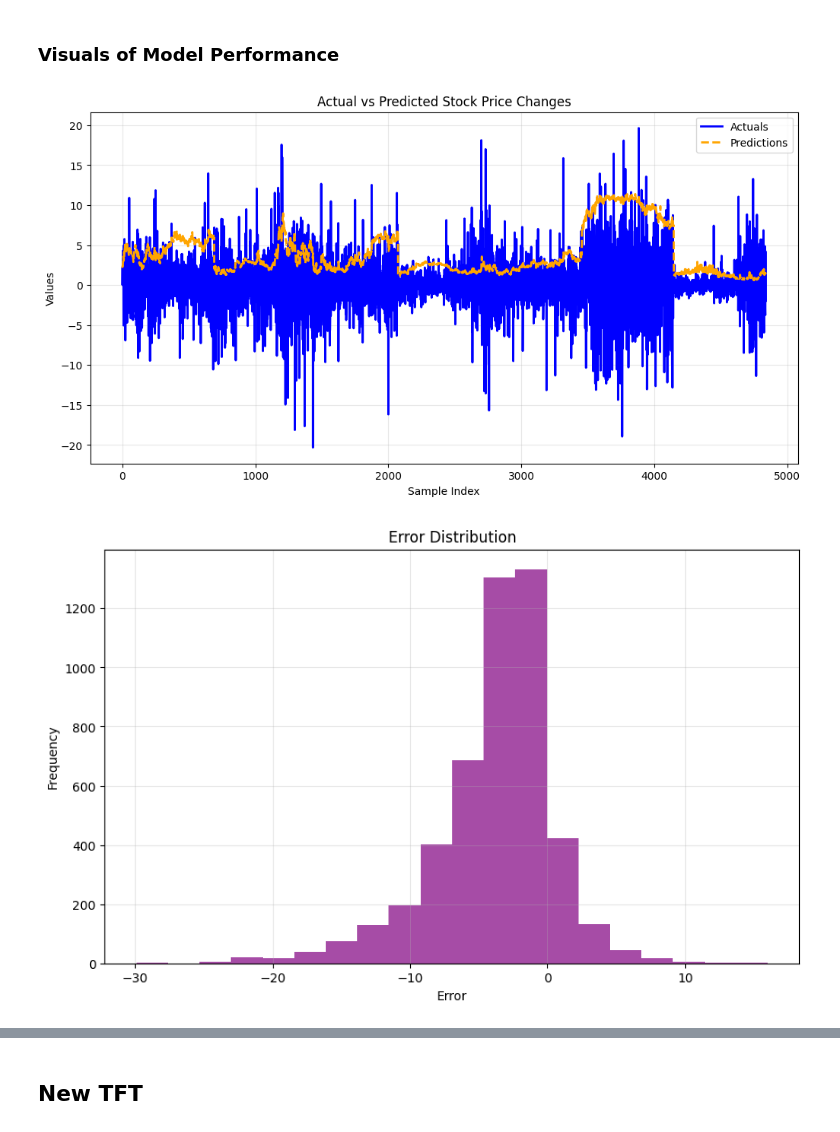
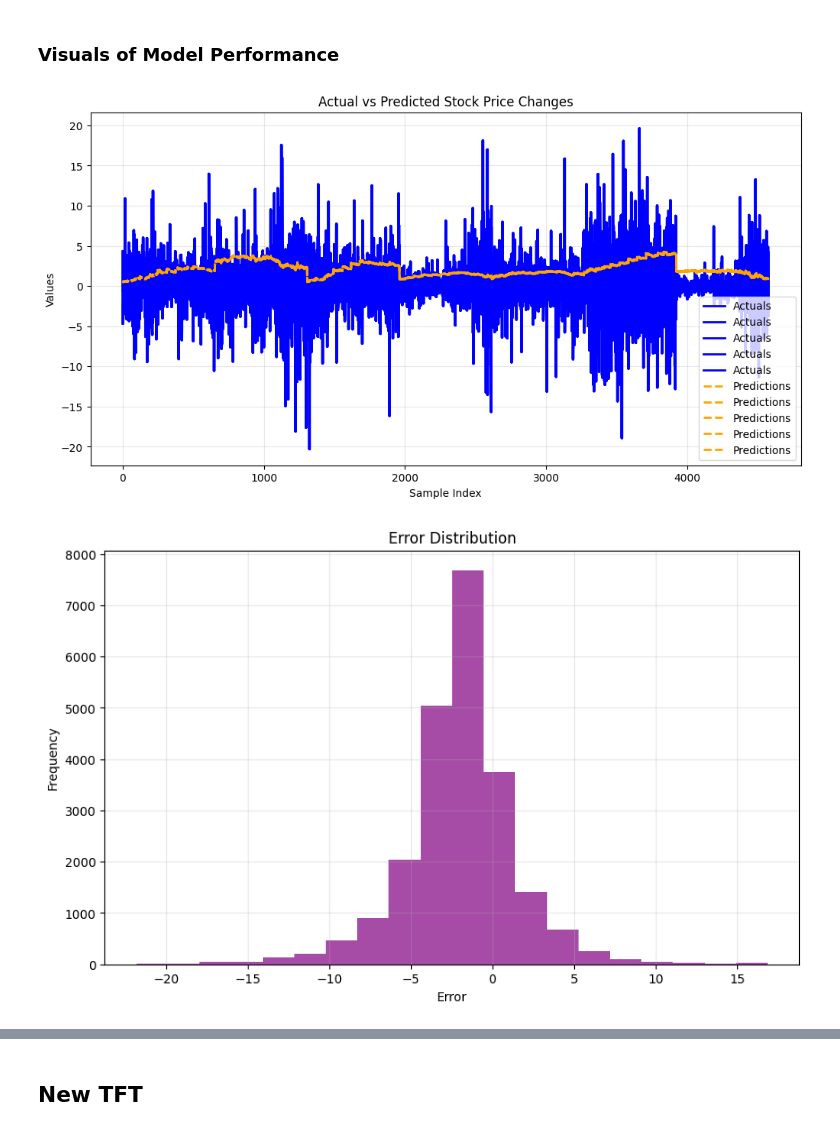
Before and after one commit to ManuelBagasina/DATCapstone, a Jupyter notebook: RF&LightGBM.ipynb, the cells around one changed output, grey strips where cells are left out. Saved outputs shown, nothing was run; the diff lists cells and outputs as text; code cells hidden in the pictures.

```diff
--- a/RF&LightGBM.ipynb
+++ b/RF&LightGBM.ipynb
@@ -463,10 +443,32 @@ df = df[required_columns].sort_values(by=['Ticker', 'Date'])
 
 # Create time index
 df["time_idx"] = df.groupby("Ticker").cumcount()
+# %%
+# BEFORE creating TimeSeriesDataSet
+# Calculate all targets properly
+target_periods = {
+    'Target_1day': 1,
+    'Target_1week': 5,
+    'Target_1month': 20,
+    'Target_1year': 250
+}
+
+for target, period in target_periods.items():
+    df[target] = df.groupby('Ticker')['Close'].transform(
+        lambda x: x.shift(-period) - x
+    )
+    # Fill remaining NaNs at group boundaries
+    df[target] = df.groupby('Ticker')[target].transform(
+        lambda x: x.ffill().bfill().fillna(0)
+    )
+# %%
+# Create proper time indices
+df = df.sort_values(['Ticker', 'Date'])
+df['time_idx'] = df.groupby('Ticker').cumcount()
 # %%
 # Define TimeSeriesDataSet ⚙️
-max_encoder_length = 30  # 30-day lookback window
-max_prediction_length = 1  # 1-day prediction
+max_encoder_length = 63  # 30-day lookback window
+max_prediction_length = 5  # 1-day prediction
 
 training_cutoff = int(df["time_idx"].max() * 0.8)  # 80-20 time-based split
 
@@ -508,0 +497,12 @@ tft = TemporalFusionTransformer.from_dataset(
+# %%
+tft = TemporalFusionTransformer.from_dataset(
+    training,
+    hidden_size=64,  # Increased capacity
+    lstm_layers=2,  # Deeper temporal processing
+    attention_head_size=4,  # Multi-head attention
+    dropout=0.3,  # Regularization
+    hidden_continuous_size=32,
+    loss=QuantileLoss(quantiles=[0.1, 0.5, 0.9]),  # Probabilistic
+    learning_rate=0.001,
+    optimizer="adamw"
+)
@@ -573,21 +578,21 @@ plt.legend()
 plt.grid(alpha=0.3)
 plt.show()
 # %% [output]
-[figure, old version]
+[figure, new version]
 # %%
-# Calculate errors
-errors = actuals.cpu().numpy() - predictions.cpu().numpy()
+# Calculate errors for each column and flatten
+errors_flat = (actuals.cpu().numpy() - predictions.cpu().numpy()).flatten()
 
 # Plot error distribution
 plt.figure(figsize=(10, 6))
-plt.hist(errors, bins=20, color="purple", alpha=0.7)
+plt.hist(errors_flat, bins=20, color="purple", alpha=0.7)  # Use the flattened errors
 plt.xlabel("Error")
 plt.ylabel("Frequency")
 plt.title("Error Distribution")
 plt.grid(alpha=0.3)
 plt.show()
 # %% [output]
-[figure, old version]
+[figure, new version]
 # %%
 # Example metrics
 metrics = {"MAE": mae.item(), "MSE": (errors**2).mean(), "RMSE": (errors**2).mean()**0.5}
```
Also changed, not shown: parts of 15 cells of this notebook.
